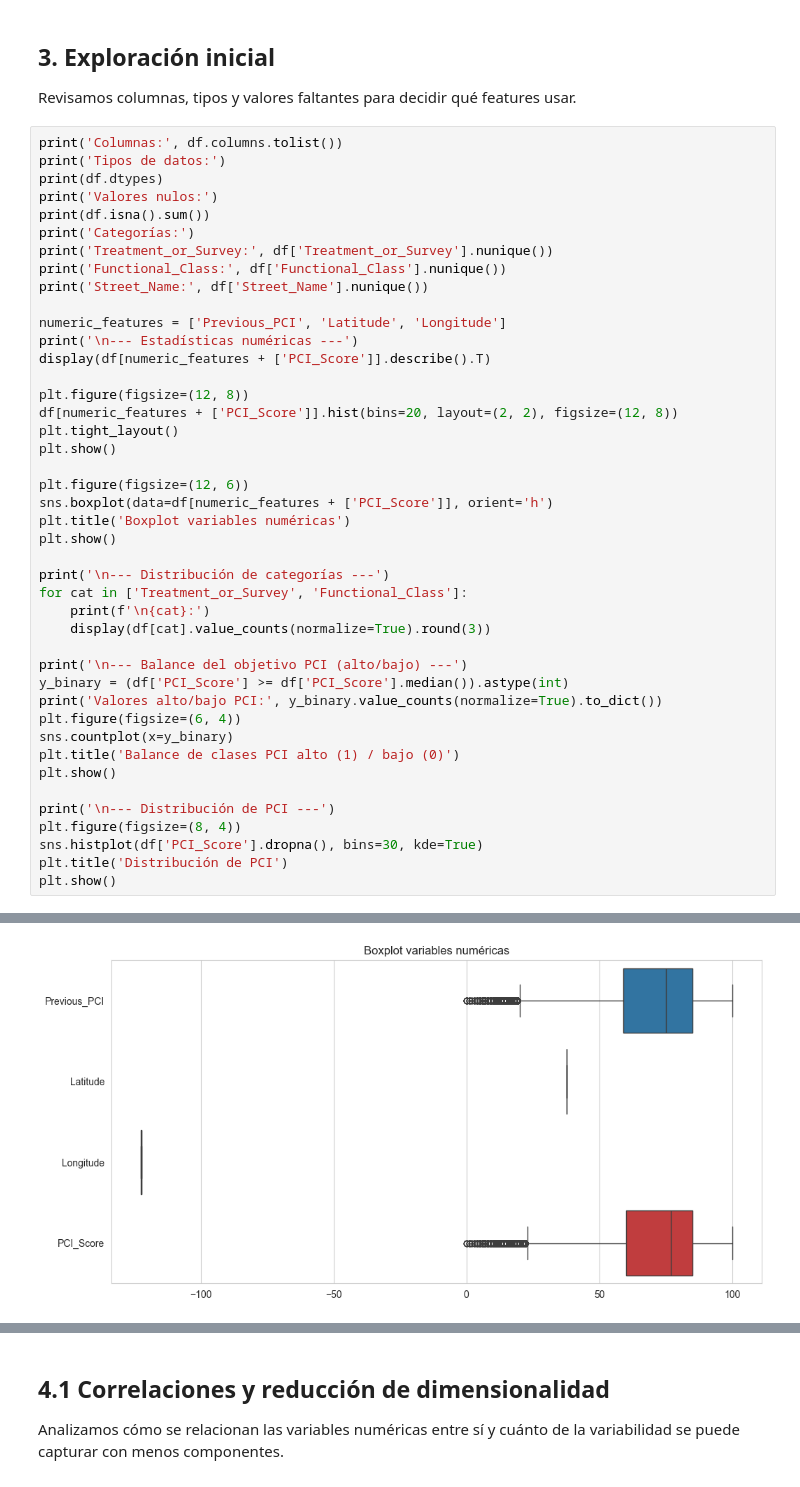
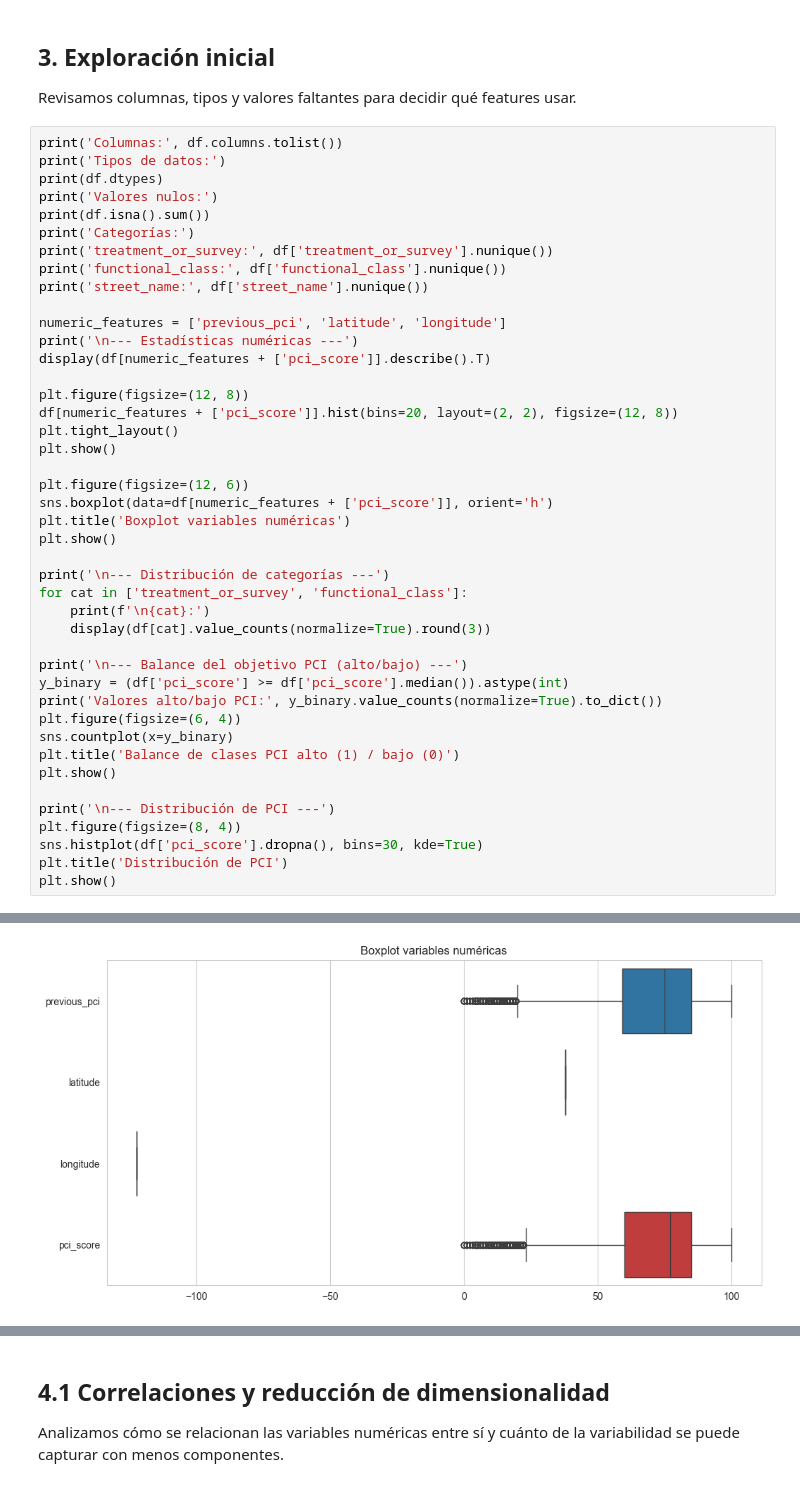
Before and after one commit to franpelirrojo/proyecto-carreteras-sf-fantastic-four, a Jupyter notebook: PCI_Historico/Cuardernos/Prediccion_PCI_Futuro.ipynb, the cells around one changed output, grey strips where cells are left out. Saved outputs shown, nothing was run; the diff lists cells and outputs as text.

```diff
--- a/PCI_Historico/Cuardernos/Prediccion_PCI_Futuro.ipynb
+++ b/PCI_Historico/Cuardernos/Prediccion_PCI_Futuro.ipynb
@@ -71,31 +71,31 @@ print(df.dtypes)
 print('Valores nulos:')
 print(df.isna().sum())
 print('Categorías:')
-print('Treatment_or_Survey:', df['Treatment_or_Survey'].nunique())
-print('Functional_Class:', df['Functional_Class'].nunique())
-print('Street_Name:', df['Street_Name'].nunique())
+print('treatment_or_survey:', df['treatment_or_survey'].nunique())
+print('functional_class:', df['functional_class'].nunique())
+print('street_name:', df['street_name'].nunique())
 
-numeric_features = ['Previous_PCI', 'Latitude', 'Longitude']
+numeric_features = ['previous_pci', 'latitude', 'longitude']
 print('\n--- Estadísticas numéricas ---')
-display(df[numeric_features + ['PCI_Score']].describe().T)
+display(df[numeric_features + ['pci_score']].describe().T)
 
 plt.figure(figsize=(12, 8))
-df[numeric_features + ['PCI_Score']].hist(bins=20, layout=(2, 2), figsize=(12, 8))
+df[numeric_features + ['pci_score']].hist(bins=20, layout=(2, 2), figsize=(12, 8))
 plt.tight_layout()
 plt.show()
 
 plt.figure(figsize=(12, 6))
-sns.boxplot(data=df[numeric_features + ['PCI_Score']], orient='h')
+sns.boxplot(data=df[numeric_features + ['pci_score']], orient='h')
 plt.title('Boxplot variables numéricas')
 plt.show()
 
 print('\n--- Distribución de categorías ---')
-for cat in ['Treatment_or_Survey', 'Functional_Class']:
+for cat in ['treatment_or_survey', 'functional_class']:
     print(f'\n{cat}:')
     display(df[cat].value_counts(normalize=True).round(3))
 
 print('\n--- Balance del objetivo PCI (alto/bajo) ---')
-y_binary = (df['PCI_Score'] >= df['PCI_Score'].median()).astype(int)
+y_binary = (df['pci_score'] >= df['pci_score'].median()).astype(int)
 print('Valores alto/bajo PCI:', y_binary.value_counts(normalize=True).to_dict())
 plt.figure(figsize=(6, 4))
 sns.countplot(x=y_binary)
@@ -104,7 +104,7 @@ plt.show()
 
 print('\n--- Distribución de PCI ---')
 plt.figure(figsize=(8, 4))
-sns.histplot(df['PCI_Score'].dropna(), bins=30, kde=True)
+sns.histplot(df['pci_score'].dropna(), bins=30, kde=True)
 plt.title('Distribución de PCI')
 plt.show()
 # %% [output]
@@ -133,5 +133,5 @@ Street_Name: 4246
 <Figure size 1200x800 with 0 Axes>
 [figure]
-[figure, old version]
+[figure, new version]
 --- Distribución de categorías ---
 
```
Also changed, not shown: parts of 14 cells of this notebook, 2 other files.
